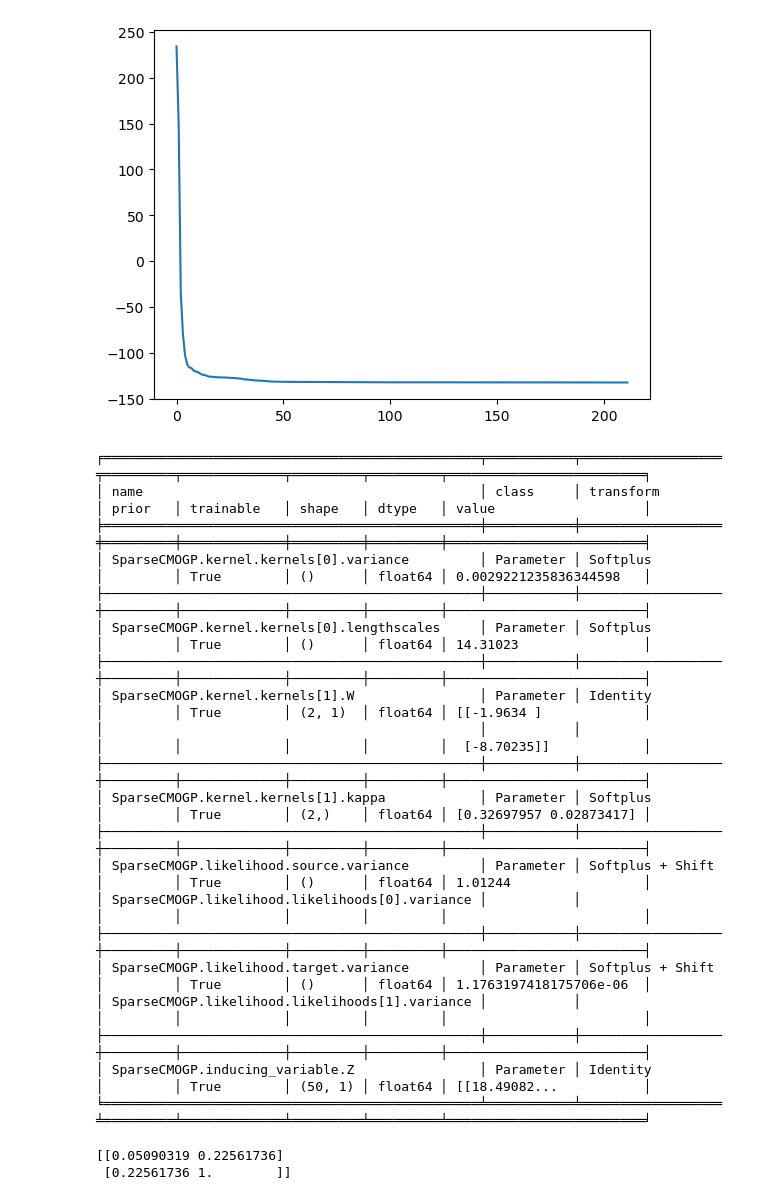
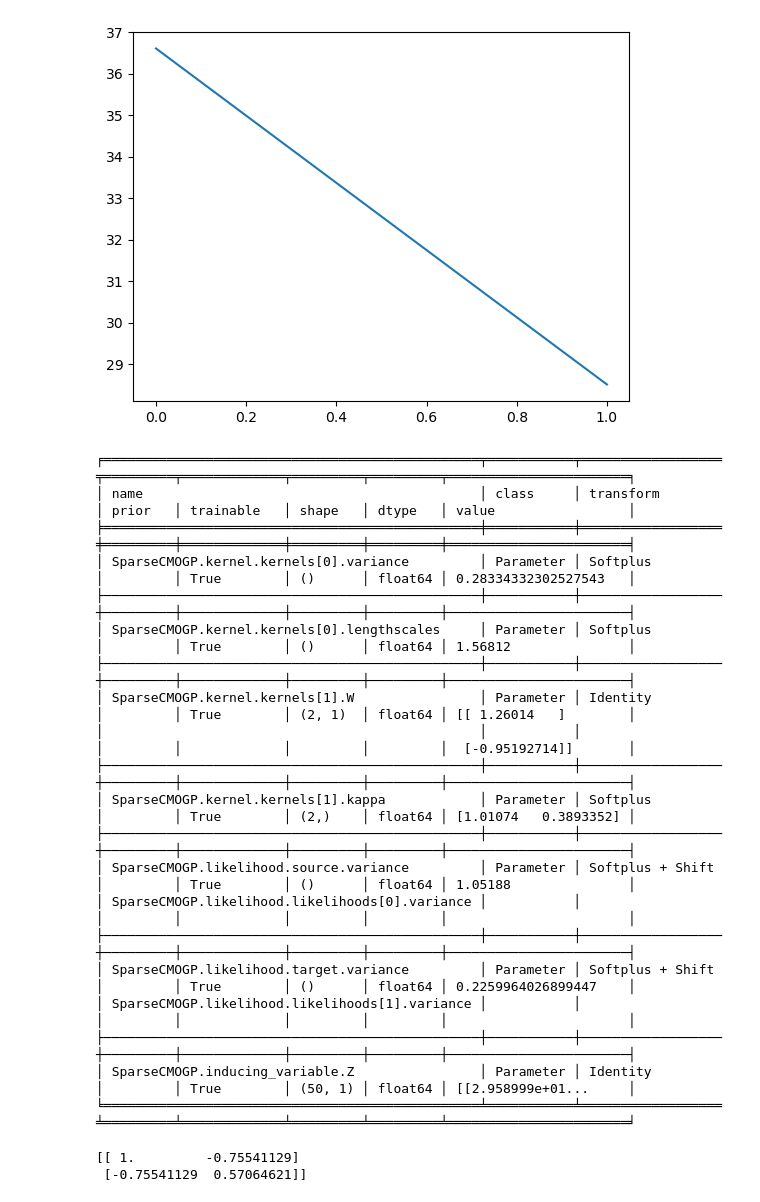
Before and after one commit to JVerbeek/at-gpflow, a Jupyter notebook: experiments/check_approximation_quality/misspecification.ipynb, the cells around one changed output. Saved outputs shown, nothing was run; the diff lists cells and outputs as text; code cells hidden in the pictures.

```diff
--- a/experiments/check_approximation_quality/misspecification.ipynb
+++ b/experiments/check_approximation_quality/misspecification.ipynb
@@ -18,4 +18,4 @@ def optimize(m):
     plt.show()
 
 def get_kernel():
-    return gpf.kernels.Matern12()
+    return gpf.kernels.RBF()
@@ -22,13 +29,14 @@ def get_kernel():
 # %%
-Xs = np.linspace(0, 50, 200).reshape(-1, 1)
-Xt = np.linspace(0, 50, 200).reshape(-1, 1)
+Xs = np.linspace(0, 50, 300).reshape(-1, 1)
+Xt = np.linspace(0, 50, 300).reshape(-1, 1)
 f1 = np.random.multivariate_normal(np.zeros_like(Xs.flatten()), gpf.kernels.RBF(lengthscales=10)(Xs))
 f2 = np.random.multivariate_normal(np.zeros_like(Xt.flatten()), gpf.kernels.RBF(lengthscales=3)(Xt))
 
-ys = (0.2 * f1 + 0.8 * f2 + np.random.normal(0, 0.1, len(Xs))).reshape(-1, 1)
-yt = (0.8* f1 + 0.2 * f2 + np.random.normal(0, 0.1, len(Xt))).reshape(-1, 1)
-yt = [y for i, y in enumerate(yt) if i % 1 == 0]
-Xt = [x for i, x in enumerate(Xt) if i % 1 == 0]
+prop = 0.9
+ys = (prop * f1 + (1-prop) * f2 + np.random.normal(0, 0.1, len(Xs))).reshape(-1, 1)
+yt = ((1-prop)* f1 + prop * f2 + np.random.normal(0, 0.1, len(Xt))).reshape(-1, 1)
+yt = [y for i, y in enumerate(yt) if i % 10 == 0]
+Xt = [x for i, x in enumerate(Xt) if i % 10 == 0]
 yt_train = yt[:int(len(Xt)*0.75)]
 Xt_train = Xt[:int(len(Xt)*0.75)]
 yt_test = yt[int(len(Xt)*0.75):]
@@ -62,7 +70,7 @@ shuffle = np.random.permutation(np.arange(len(ivs)))
 ivs = ivs[shuffle]
 ivs = np.hstack((ivs, iv_ind))
 kern = k * coreg
-m = SparseCMOGP((X, y), inducing_variable=ivs, kernel=kern, likelihood=TransferLikelihood(source=gpf.likelihoods.Gaussian(), target=gpf.likelihoods.Gaussian()))
+m = SparseCMOGP((X, y), jitter=0.00001, inducing_variable=ivs, kernel=kern, likelihood=TransferLikelihood(source=gpf.likelihoods.Gaussian(), target=gpf.likelihoods.Gaussian()))
 #gpf.set_trainable(m.kernel.kernels[0].variance, True)
 #gpf.set_trainable(m.likelihood.source.variance, False)
 
@@ -93,31 +118,31 @@ gpf.utilities.print_summary(m)
-[figure, old version]
+[figure, new version]
-╒════════════════════════════════════════════════╤═══════════╤══════════════════╤═════════╤═════════════╤═════════╤═════════╤═════════════════════════╕
-│ name                                           │ class     │ transform        │ prior   │ trainable   │ shape   │ dtype   │ value                   │
-╞════════════════════════════════════════════════╪═══════════╪══════════════════╪═════════╪═════════════╪═════════╪═════════╪═════════════════════════╡
-│ SparseCMOGP.kernel.kernels[0].variance         │ Parameter │ Softplus         │         │ True        │ ()      │ float64 │ 0.0029221235836344598   │
-├────────────────────────────────────────────────┼───────────┼──────────────────┼─────────┼─────────────┼─────────┼─────────┼─────────────────────────┤
-│ SparseCMOGP.kernel.kernels[0].lengthscales     │ Parameter │ Softplus         │         │ True        │ ()      │ float64 │ 14.31023                │
-├────────────────────────────────────────────────┼───────────┼──────────────────┼─────────┼─────────────┼─────────┼─────────┼─────────────────────────┤
-│ SparseCMOGP.kernel.kernels[1].W                │ Parameter │ Identity         │         │ True        │ (2, 1)  │ float64 │ [[-1.9634 ]             │
-│                                                │           │                  │         │             │         │         │  [-8.70235]]            │
-├────────────────────────────────────────────────┼───────────┼──────────────────┼─────────┼─────────────┼─────────┼─────────┼─────────────────────────┤
-│ SparseCMOGP.kernel.kernels[1].kappa            │ Parameter │ Softplus         │         │ True        │ (2,)    │ float64 │ [0.32697957 0.02873417] │
-├────────────────────────────────────────────────┼───────────┼──────────────────┼─────────┼─────────────┼─────────┼─────────┼─────────────────────────┤
-│ SparseCMOGP.likelihood.source.variance         │ Parameter │ Softplus + Shift │         │ True        │ ()      │ float64 │ 1.01244                 │
-│ SparseCMOGP.likelihood.likelihoods[0].variance │           │                  │         │             │         │         │                         │
-├────────────────────────────────────────────────┼───────────┼──────────────────┼─────────┼─────────────┼─────────┼─────────┼─────────────────────────┤
-│ SparseCMOGP.likelihood.target.variance         │ Parameter │ Softplus + Shift │         │ True        │ ()      │ float64 │ 1.1763197418175706e-06  │
-│ SparseCMOGP.likelihood.likelihoods[1].variance │           │                  │         │             │         │         │                         │
-├────────────────────────────────────────────────┼───────────┼──────────────────┼─────────┼─────────────┼─────────┼─────────┼─────────────────────────┤
-│ SparseCMOGP.inducing_variable.Z                │ Parameter │ Identity         │         │ True        │ (50, 1) │ float64 │ [[18.49082...           │
-╘════════════════════════════════════════════════╧═══════════╧══════════════════╧═════════╧═════════════╧═════════╧═════════╧═════════════════════════╛
+╒════════════════════════════════════════════════╤═══════════╤══════════════════╤═════════╤═════════════╤═════════╤═════════╤═══════════════════════╕
+│ name                                           │ class     │ transform        │ prior   │ trainable   │ shape   │ dtype   │ value                 │
+╞════════════════════════════════════════════════╪═══════════╪══════════════════╪═════════╪═════════════╪═════════╪═════════╪═══════════════════════╡
+│ SparseCMOGP.kernel.kernels[0].variance         │ Parameter │ Softplus         │         │ True        │ ()      │ float64 │ 0.28334332302527543   │
+├────────────────────────────────────────────────┼───────────┼──────────────────┼─────────┼─────────────┼─────────┼─────────┼───────────────────────┤
+│ SparseCMOGP.kernel.kernels[0].lengthscales     │ Parameter │ Softplus         │         │ True        │ ()      │ float64 │ 1.56812               │
+├────────────────────────────────────────────────┼───────────┼──────────────────┼─────────┼─────────────┼─────────┼─────────┼───────────────────────┤
+│ SparseCMOGP.kernel.kernels[1].W                │ Parameter │ Identity         │         │ True        │ (2, 1)  │ float64 │ [[ 1.26014   ]        │
+│                                                │           │                  │         │             │         │         │  [-0.95192714]]       │
+├────────────────────────────────────────────────┼───────────┼──────────────────┼─────────┼─────────────┼─────────┼─────────┼───────────────────────┤
+│ SparseCMOGP.kernel.kernels[1].kappa            │ Parameter │ Softplus         │         │ True        │ (2,)    │ float64 │ [1.01074   0.3893352] │
+├────────────────────────────────────────────────┼───────────┼──────────────────┼─────────┼─────────────┼─────────┼─────────┼───────────────────────┤
+│ SparseCMOGP.likelihood.source.variance         │ Parameter │ Softplus + Shift │         │ True        │ ()      │ float64 │ 1.05188               │
+│ SparseCMOGP.likelihood.likelihoods[0].variance │           │                  │         │             │         │         │                       │
+├────────────────────────────────────────────────┼───────────┼──────────────────┼─────────┼─────────────┼─────────┼─────────┼───────────────────────┤
+│ SparseCMOGP.likelihood.target.variance         │ Parameter │ Softplus + Shift │         │ True        │ ()      │ float64 │ 0.2259964026899447    │
+│ SparseCMOGP.likelihood.likelihoods[1].variance │           │                  │         │             │         │         │                       │
+├────────────────────────────────────────────────┼───────────┼──────────────────┼─────────┼─────────────┼─────────┼─────────┼───────────────────────┤
+│ SparseCMOGP.inducing_variable.Z                │ Parameter │ Identity         │         │ True        │ (50, 1) │ float64 │ [[2.958999e+01...     │
+╘════════════════════════════════════════════════╧═══════════╧══════════════════╧═════════╧═════════════╧═════════╧═════════╧═══════════════════════╛
 # %%
 w = m.kernel.kernels[1].W.numpy()
 b = w @ w.T
 print(b / np.max(b))
 # %% [output]
-[[0.05090319 0.22561736]
- [0.22561736 1.        ]]
+[[ 1.         -0.75541129]
+ [-0.75541129  0.57064621]]
 # %%
 from sklearn.metrics import mean_squared_error
 Xall = Xs.reshape(-1, 1)
```
Also changed, not shown: parts of 7 cells of this notebook, 19 other files.
